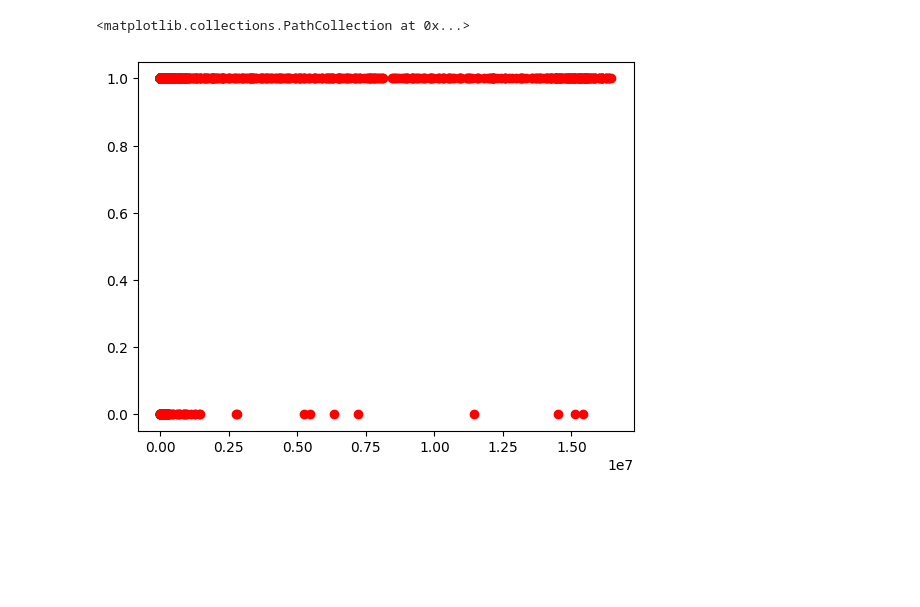
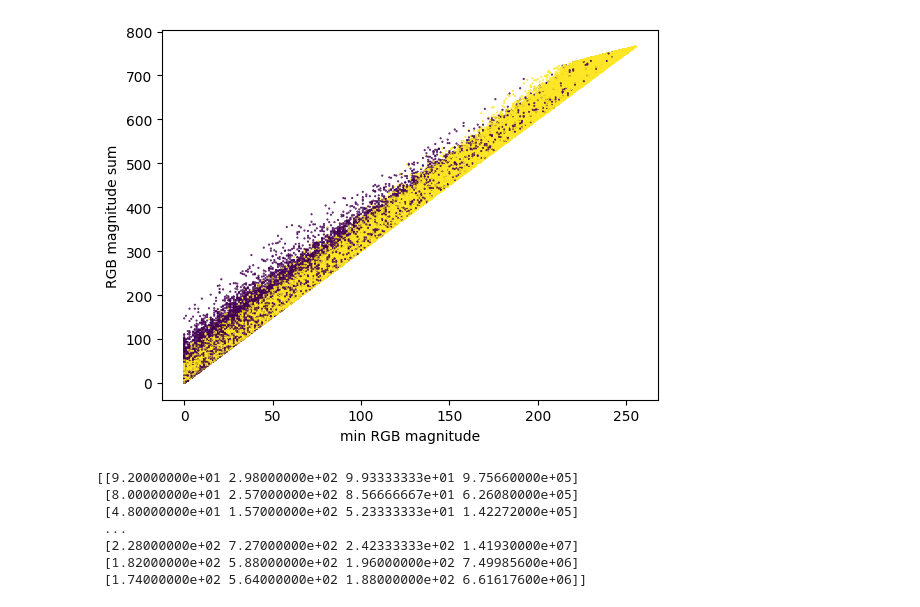
Before and after one commit to GrTravis2/AgAid_Hackathon_25, a Jupyter notebook: AgAID_Hackathon_25_Team_13_Crop_Residue.ipynb, the cells around one changed output. Saved outputs shown, nothing was run; the diff lists cells and outputs as text; code cells hidden in the pictures; blank space fills up the shorter version.

```diff
--- a/AgAID_Hackathon_25_Team_13_Crop_Residue.ipynb
+++ b/AgAID_Hackathon_25_Team_13_Crop_Residue.ipynb
@@ -54,6 +57,24 @@ df
-# %%
-df["mag"] = df.red * df.green * df.blue
-plt.scatter(df["mag"], df["residue"], c='r')
-# %% [output]
-<matplotlib.collections.PathCollection at 0x...>
-[figure, removed]
+# %%
+df["avg_color"] = df[["red", "green", "blue"]].mean(axis=1)
+df["mag"] = df[["red", "green", "blue"]].prod(axis=1)
+df["min"] = df[["red", "green", "blue"]].min(axis=1)
+df["sum"] = df[["red", "green", "blue"]].sum(axis=1)
+plt.scatter(df["min"], df["sum"], s=0.25, c=df["residue"])
+plt.xlabel("min RGB magnitude")
+plt.ylabel("RGB magnitude sum")
+plt.show()
+# %% [output]
+[figure, added]
+# %%
+y = df["residue"].apply(lambda x: 1 if x == True else 0).to_numpy()          # labels
+X = df[["min", "sum", "avg_color", "mag"]].to_numpy() # data set
+
+print(X)
+# %% [output]
+[[9.20000000e+01 2.98000000e+02 9.93333333e+01 9.75660000e+05]
+ [8.00000000e+01 2.57000000e+02 8.56666667e+01 6.26080000e+05]
+ [4.80000000e+01 1.57000000e+02 5.23333333e+01 1.42272000e+05]
+ ...
+ [2.28000000e+02 7.27000000e+02 2.42333333e+02 1.41930000e+07]
+ [1.82000000e+02 5.88000000e+02 1.96000000e+02 7.49985600e+06]
+ [1.74000000e+02 5.64000000e+02 1.88000000e+02 6.61617600e+06]]
```
Also changed, not shown: parts of 4 cells of this notebook.
